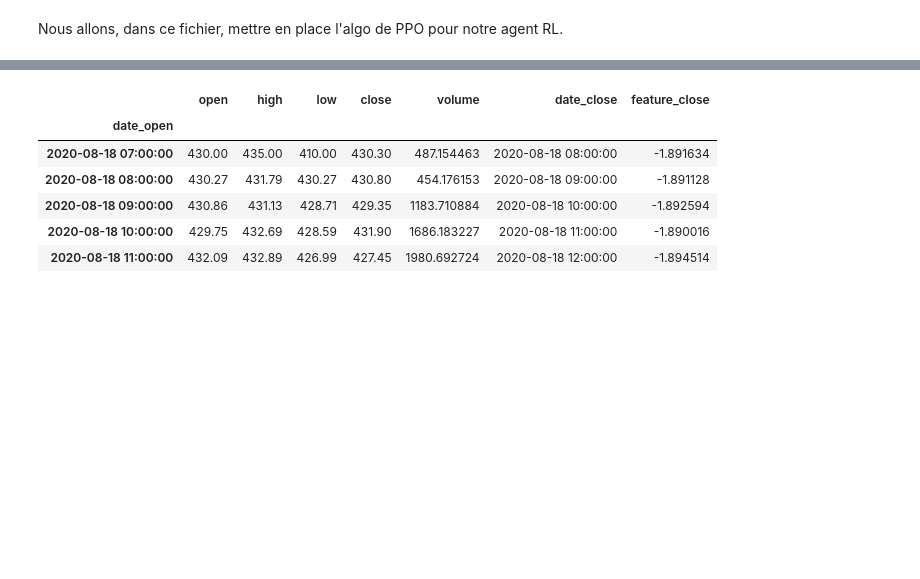
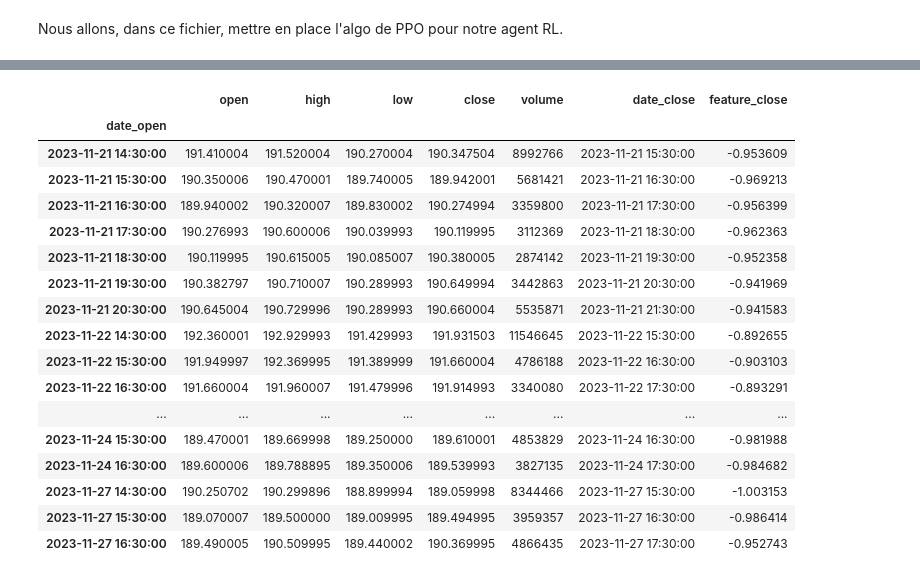
Before and after one commit to Labriz9/reinforcement-learning-project, a Jupyter notebook: PPO.ipynb, the cells around one changed output, grey strips where cells are left out. Saved outputs shown, nothing was run; the diff lists cells and outputs as text; code cells hidden in the pictures; blank space fills up the shorter version.

```diff
--- a/PPO.ipynb
+++ b/PPO.ipynb
@@ -8,23 +87,34 @@ import gym_trading_env
 # %%
 def preprocess(df):
     df = df.sort_index()
     df = df.dropna()
     df = df.drop_duplicates()
 
     df['feature_close'] = (df['close'] - df['close'].mean()) / df['close'].std()
 
     return df
 
-df = preprocess(pd.read_pickle('./data/binance-ETHUSD-1h.pkl'))
-df.head(5)
+df = preprocess(pd.read_pickle('./data/yfinance-AAPL-1h.pkl'))
+df.head(20)
 # %% [output]
 |  | open | high | low | close | volume | date_close | feature_close |
 | date_open |  |  |  |  |  |  |  |
-| 2020-08-18 07:00:00 | 430.00 | 435.00 | 410.00 | 430.30 | 487.154463 | 2020-08-18 08:00:00 | -1.891634 |
-| 2020-08-18 08:00:00 | 430.27 | 431.79 | 430.27 | 430.80 | 454.176153 | 2020-08-18 09:00:00 | -1.891128 |
-| 2020-08-18 09:00:00 | 430.86 | 431.13 | 428.71 | 429.35 | 1183.710884 | 2020-08-18 10:00:00 | -1.892594 |
-| 2020-08-18 10:00:00 | 429.75 | 432.69 | 428.59 | 431.90 | 1686.183227 | 2020-08-18 11:00:00 | -1.890016 |
-| 2020-08-18 11:00:00 | 432.09 | 432.89 | 426.99 | 427.45 | 1980.692724 | 2020-08-18 12:00:00 | -1.894514 |
+| 2023-11-21 14:30:00 | 191.410004 | 191.520004 | 190.270004 | 190.347504 | 8992766 | 2023-11-21 15:30:00 | -0.953609 |
+| 2023-11-21 15:30:00 | 190.350006 | 190.470001 | 189.740005 | 189.942001 | 5681421 | 2023-11-21 16:30:00 | -0.969213 |
+| 2023-11-21 16:30:00 | 189.940002 | 190.320007 | 189.830002 | 190.274994 | 3359800 | 2023-11-21 17:30:00 | -0.956399 |
+| 2023-11-21 17:30:00 | 190.276993 | 190.600006 | 190.039993 | 190.119995 | 3112369 | 2023-11-21 18:30:00 | -0.962363 |
+| 2023-11-21 18:30:00 | 190.119995 | 190.615005 | 190.085007 | 190.380005 | 2874142 | 2023-11-21 19:30:00 | -0.952358 |
+| 2023-11-21 19:30:00 | 190.382797 | 190.710007 | 190.289993 | 190.649994 | 3442863 | 2023-11-21 20:30:00 | -0.941969 |
+| 2023-11-21 20:30:00 | 190.645004 | 190.729996 | 190.289993 | 190.660004 | 5535871 | 2023-11-21 21:30:00 | -0.941583 |
+| 2023-11-22 14:30:00 | 192.360001 | 192.929993 | 191.429993 | 191.931503 | 11546645 | 2023-11-22 15:30:00 | -0.892655 |
+| 2023-11-22 15:30:00 | 191.949997 | 192.369995 | 191.389999 | 191.660004 | 4786188 | 2023-11-22 16:30:00 | -0.903103 |
+| 2023-11-22 16:30:00 | 191.660004 | 191.960007 | 191.479996 | 191.914993 | 3340080 | 2023-11-22 17:30:00 | -0.893291 |
+| ... | ... | ... | ... | ... | ... | ... | ... |
+| 2023-11-24 15:30:00 | 189.470001 | 189.669998 | 189.250000 | 189.610001 | 4853829 | 2023-11-24 16:30:00 | -0.981988 |
+| 2023-11-24 16:30:00 | 189.600006 | 189.788895 | 189.350006 | 189.539993 | 3827135 | 2023-11-24 17:30:00 | -0.984682 |
+| 2023-11-27 14:30:00 | 190.250702 | 190.299896 | 188.899994 | 189.059998 | 8344466 | 2023-11-27 15:30:00 | -1.003153 |
+| 2023-11-27 15:30:00 | 189.070007 | 189.500000 | 189.009995 | 189.494995 | 3959357 | 2023-11-27 16:30:00 | -0.986414 |
+| 2023-11-27 16:30:00 | 189.490005 | 190.509995 | 189.440002 | 190.369995 | 4866435 | 2023-11-27 17:30:00 | -0.952743 |
 # %%
 env = gym.make(
     "MultiDatasetTradingEnv",
```
Also changed, not shown: parts of 8 cells of this notebook, 4 other files.
